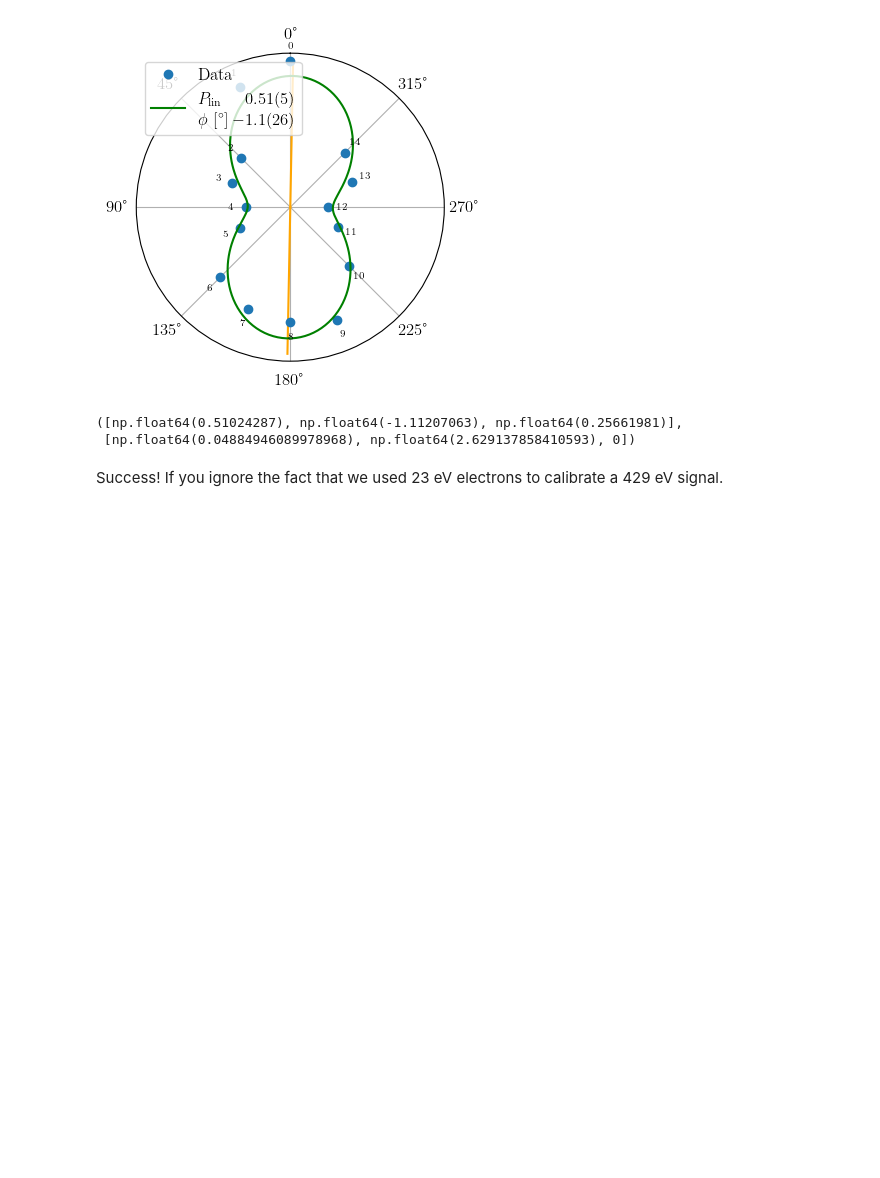
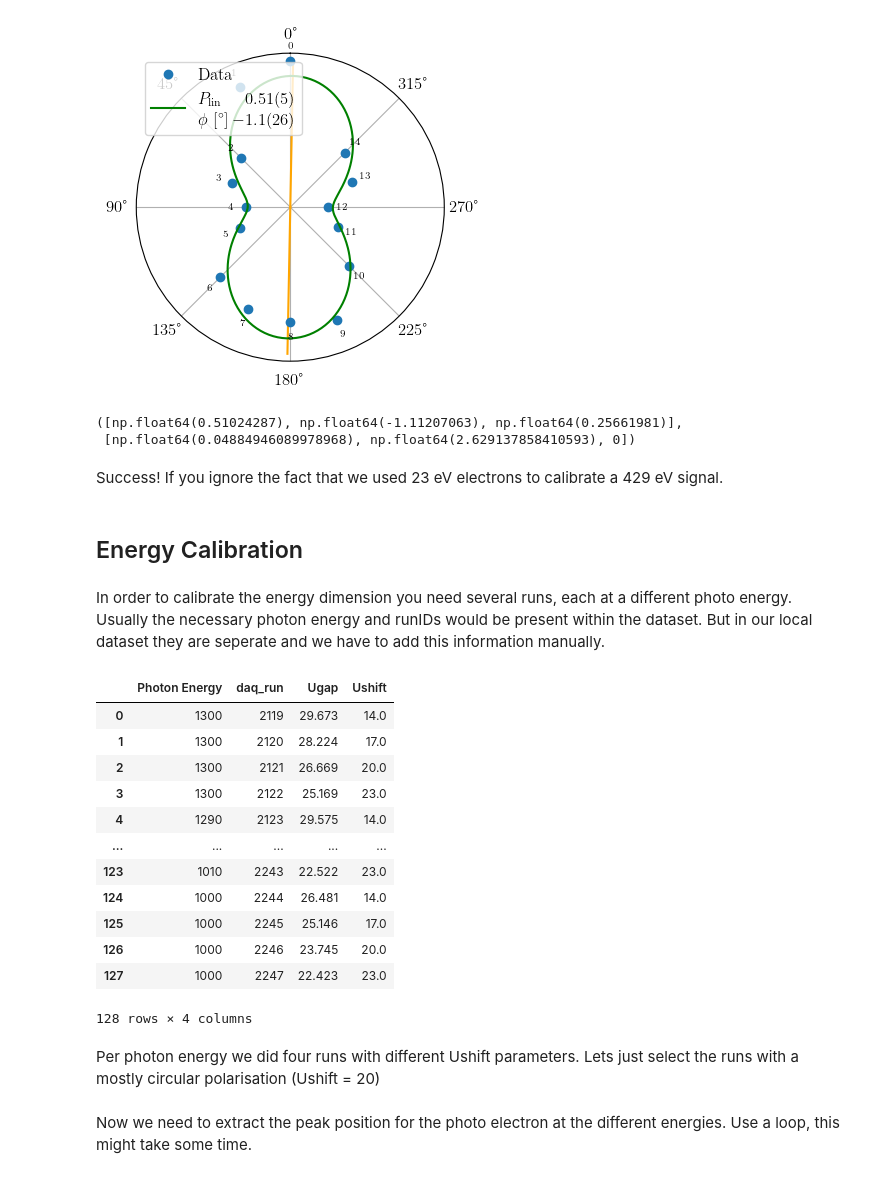
Before and after one commit to XAC-CFEL/PolScope, a Jupyter notebook: HowTo.ipynb, the cells around one changed output. Cells and saved outputs as stored; diff of their text form; code cells hidden in the pictures; blank space fills up the shorter version.

```diff
--- a/HowTo.ipynb
+++ b/HowTo.ipynb
@@ -384,3 +384,8 @@ ToFPipeline.Fitter(peakfinder.results).pol(transParam=transmissionCoefficients,
  [np.float64(0.04884946089978968), np.float64(2.629137858410593), 0])
 # %% [markdown]
 Success! If you ignore the fact that we used 23 eV electrons to calibrate a 429 eV signal.
+# %% [markdown]
+## Energy Calibration
+# %% [markdown]
+In order to calibrate the energy dimension you need several runs, each at a different photo energy.
+Usually the necessary photon energy and runIDs would be present within the dataset. But in our local dataset they are seperate and we have to add this information manually.
@@ -386,0 +524,21 @@ Success! If you ignore the fact that we used 23 eV electrons to calibrate a 429
+# %%
+import pandas as pd
+from io import StringIO
+runTable = pd.read_csv(StringIO(rawRunTable), sep="|", skiprows=1, usecols=["daq_run","Photon Energy","Ugap","Ushift"]).dropna().astype({"Photon Energy":int,"daq_run":int,"Ugap":float,"Ushift":float})
+runTable
+# %% [output]
+|  | Photon Energy | daq_run | Ugap | Ushift |
+| 0 | 1300 | 2119 | 29.673 | 14.0 |
+| 1 | 1300 | 2120 | 28.224 | 17.0 |
+| 2 | 1300 | 2121 | 26.669 | 20.0 |
+| 3 | 1300 | 2122 | 25.169 | 23.0 |
+| 4 | 1290 | 2123 | 29.575 | 14.0 |
+| ... | ... | ... | ... | ... |
+| 123 | 1010 | 2243 | 22.522 | 23.0 |
+| 124 | 1000 | 2244 | 26.481 | 14.0 |
+| 125 | 1000 | 2245 | 25.146 | 17.0 |
+| 126 | 1000 | 2246 | 23.745 | 20.0 |
+| 127 | 1000 | 2247 | 22.423 | 23.0 |
+128 rows × 4 columns
+# %% [markdown]
+Per photon energy we did four runs with different Ushift parameters. Lets just select the runs with a mostly circular polarisation (Ushift = 20)
@@ -386,0 +547,2 @@ Success! If you ignore the fact that we used 23 eV electrons to calibrate a 429
+# %% [markdown]
+Now we need to extract the peak position for the photo electron at the different energies. Use a loop, this might take some time.
```
Also changed, not shown: parts of 9 cells of this notebook, 2 other files.
